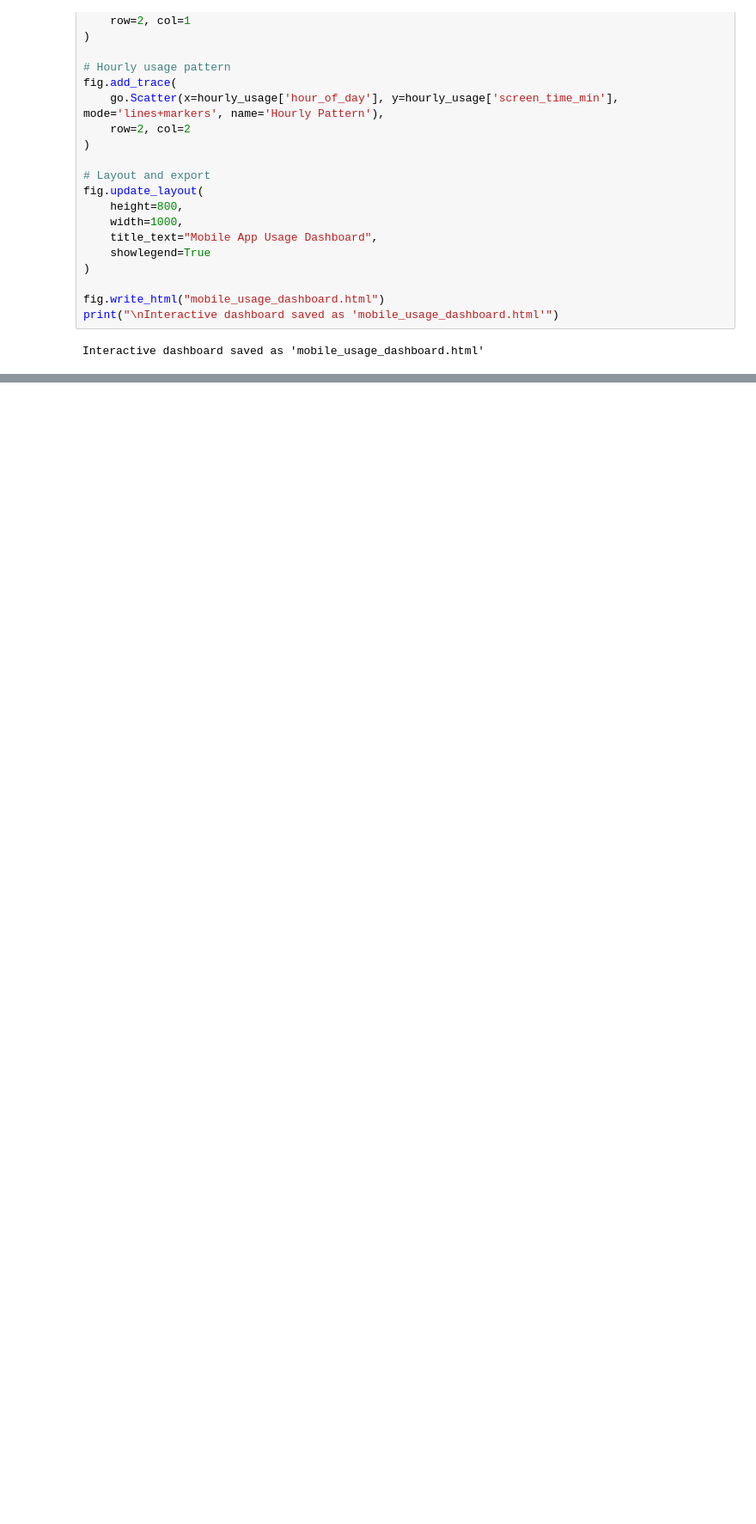
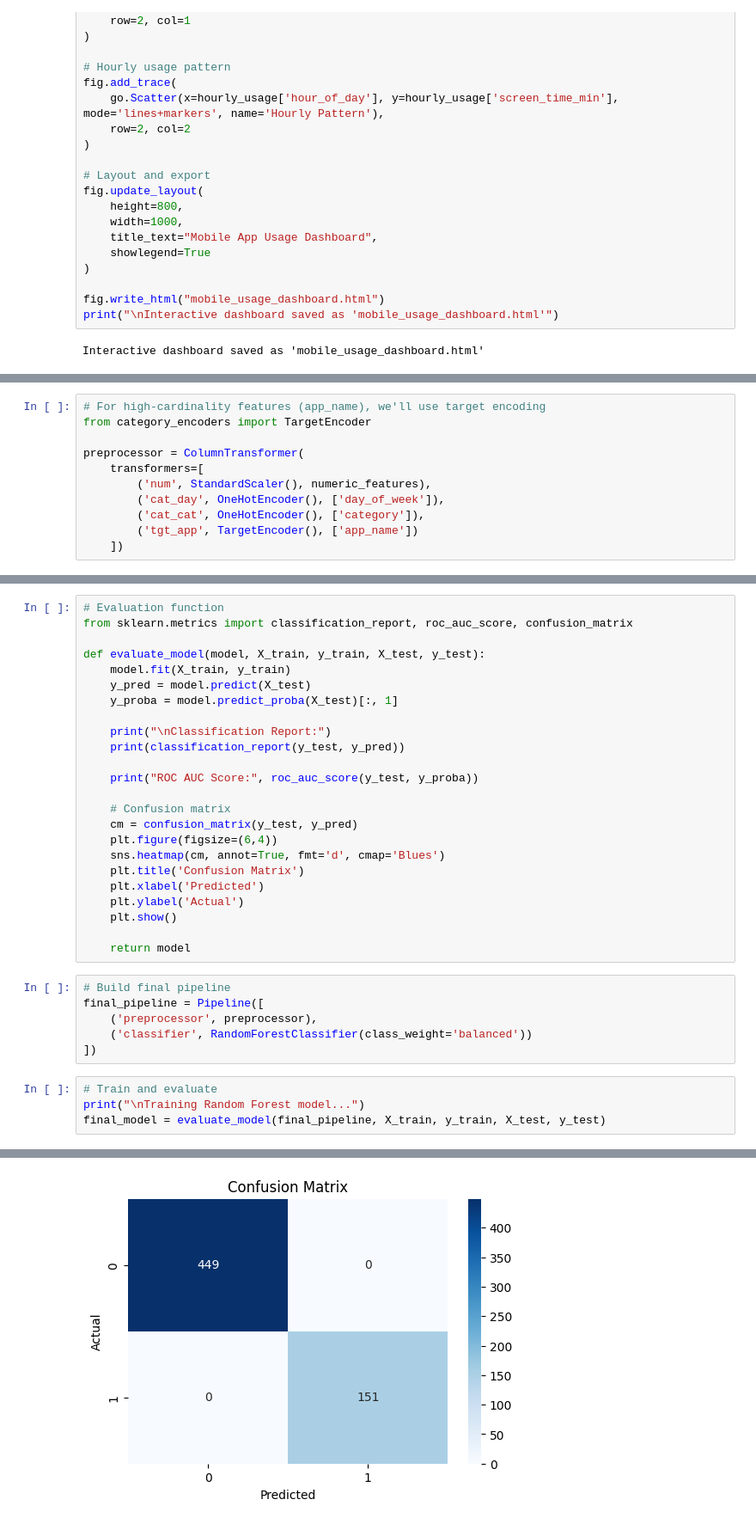
Before and after one commit to Jiyanson/mobile-screen-time, a Jupyter notebook: Screen Time .ipynb, the cells around one changed output, grey strips where cells are left out. Shown at 86% size. Drawn from its saved outputs; the diff is of its cells as text; blank space fills up the shorter version.

```diff
--- a/Screen Time .ipynb
+++ b/Screen Time .ipynb
@@ -393,0 +551,11 @@ Interactive dashboard saved as 'mobile_usage_dashboard.html'
+# %%
+# For high-cardinality features (app_name), we'll use target encoding
+from category_encoders import TargetEncoder
+
+preprocessor = ColumnTransformer(
+    transformers=[
+        ('num', StandardScaler(), numeric_features),
+        ('cat_day', OneHotEncoder(), ['day_of_week']),
+        ('cat_cat', OneHotEncoder(), ['category']),
+        ('tgt_app', TargetEncoder(), ['app_name'])
+    ])
@@ -393,0 +594,35 @@ Interactive dashboard saved as 'mobile_usage_dashboard.html'
+# %%
+# Evaluation function
+from sklearn.metrics import classification_report, roc_auc_score, confusion_matrix
+
+def evaluate_model(model, X_train, y_train, X_test, y_test):
+    model.fit(X_train, y_train)
+    y_pred = model.predict(X_test)
+    y_proba = model.predict_proba(X_test)[:, 1]
+
+    print("\nClassification Report:")
+    print(classification_report(y_test, y_pred))
+
+    print("ROC AUC Score:", roc_auc_score(y_test, y_proba))
+
+    # Confusion matrix
+    cm = confusion_matrix(y_test, y_pred)
+    plt.figure(figsize=(6,4))
+    sns.heatmap(cm, annot=True, fmt='d', cmap='Blues')
+    plt.title('Confusion Matrix')
+    plt.xlabel('Predicted')
+    plt.ylabel('Actual')
+    plt.show()
+
+    return model
+# %%
+# Build final pipeline
+final_pipeline = Pipeline([
+    ('preprocessor', preprocessor),
+    ('classifier', RandomForestClassifier(class_weight='balanced'))
+])
+# %%
+# Train and evaluate
+print("\nTraining Random Forest model...")
+final_model = evaluate_model(final_pipeline, X_train, y_train, X_test, y_test)
+# %% [output]
@@ -393,0 +642 @@ Interactive dashboard saved as 'mobile_usage_dashboard.html'
+[figure, added]
```
Also changed, not shown: parts of 28 cells of this notebook.
